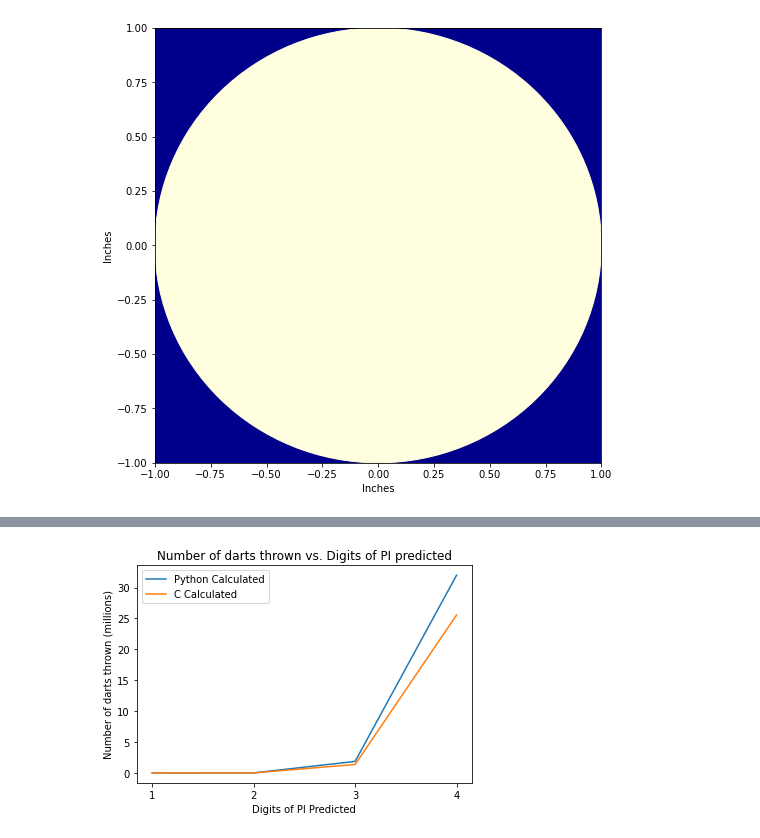
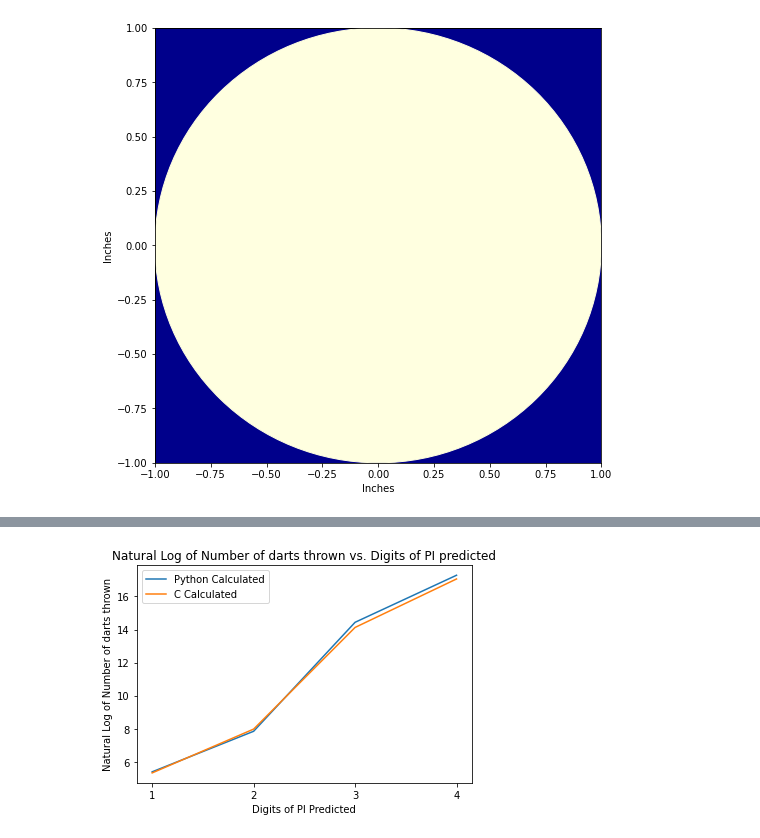
Before and after one commit to ganning127/predicting_pi, a Jupyter notebook: py_code/boba_midterm.ipynb, the cells around one changed output, grey strips where cells are left out. Saved outputs shown, nothing was run; the diff lists cells and outputs as text; code cells hidden in the pictures.

Commit message:
update log graph

```diff
--- a/py_code/boba_midterm.ipynb
+++ b/py_code/boba_midterm.ipynb
@@ -203,21 +204,22 @@ plt.show() # show the figure
 # %%
 # plotting hte digits of pi calcuated and the number of darts thrown that neeeded it
 
 digits_of_pi = [i for i in range(1, 5)] # create a list of values from 1 to 4
-darts_thrown_py = np.array([220, 2554, 1860001, 32000001]) / 1000000 # number of darts thrown for python
+darts_thrown_py = np.array([220, 2554, 1860001, 32000001])  # number of darts thrown for python
+darts_thrown_c = np.array([206, 2916, 1361916, 25561916])  # number of darts thrown for c
 
-darts_thrown_c = np.array([206, 2916, 1361916, 25561916]) / 1000000 # number of darts thrown for c
-
+ln_darts_thrown_py = np.log(darts_thrown_py)
+ln_darts_thrown_c = np.log(darts_thrown_c)
 
 fig, ax = plt.subplots() # create a figure and a set of subplots
-ax.plot(digits_of_pi, darts_thrown_py, label='Python Calculated') # plot the python values
+ax.plot(digits_of_pi, ln_darts_thrown_py, label='Python Calculated') # plot the python values
 ax.set_xticks(np.arange(1, 5,1)) # set the increments for the x values (by 1)
-ax.plot(digits_of_pi, darts_thrown_c, label='C Calculated') # plot the c values
+ax.plot(digits_of_pi, ln_darts_thrown_c, label='C Calculated') # plot the c values
 plt.xlabel('Digits of PI Predicted') # set the x axis title
-plt.ylabel('Number of darts thrown (millions)')  # set the y axis title
-plt.title('Number of darts thrown vs. Digits of PI predicted') # set the chart title
+plt.ylabel('Natural Log of Number of darts thrown')  # set the y axis title
+plt.title('Natural Log of Number of darts thrown vs. Digits of PI predicted') # set the chart title
 plt.legend() # show the legend
 plt.savefig('Digits_Darts.png') # save the figure
 plt.show() # show the figure
 # %% [output]
-[figure, old version]
+[figure, new version]
```
Also changed, not shown: parts of 3 cells of this notebook, 1 other file.
